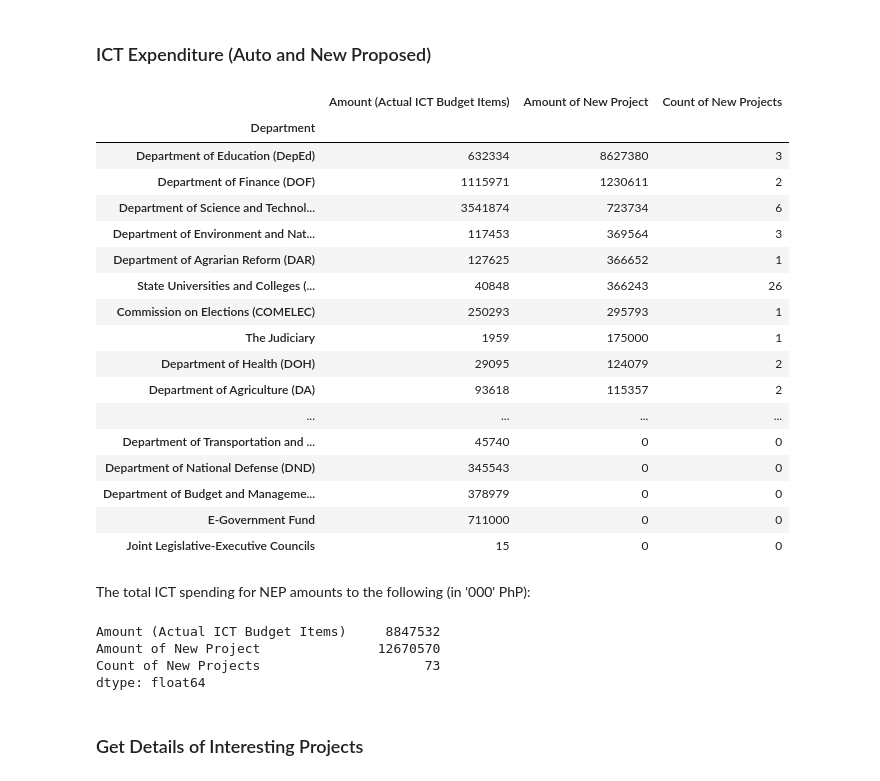
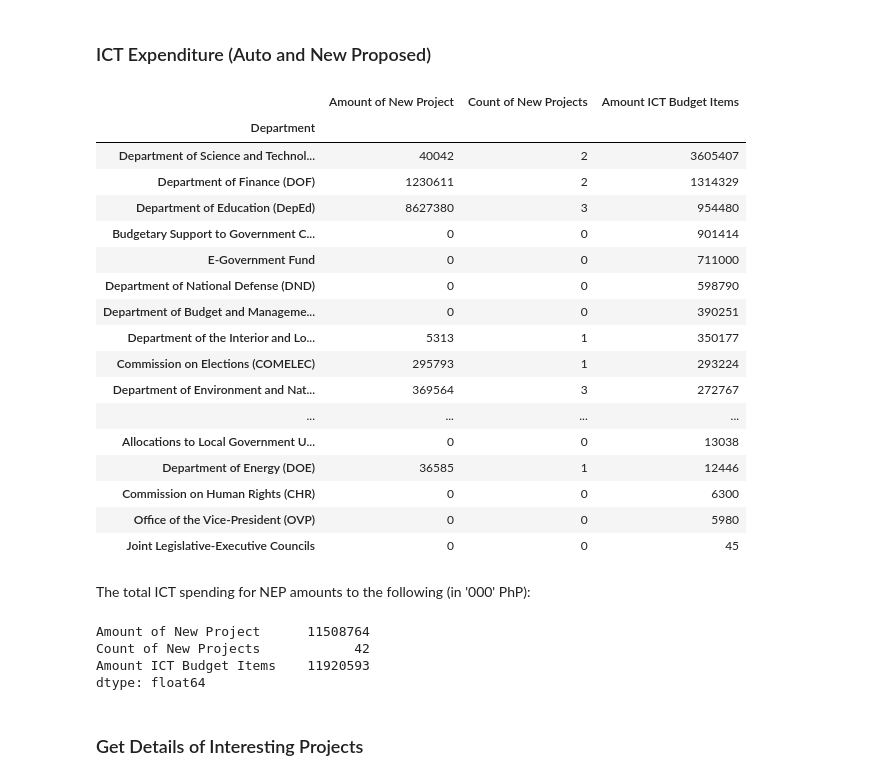
Before and after one commit to RickBahague/ICT4P, a Jupyter notebook: ICT Spending in the 2015 NEP.ipynb, the cells around one changed output. Drawn from its saved outputs; the diff is of its cells as text; code cells hidden in the pictures.

```diff
--- a/ICT Spending in the 2015 NEP.ipynb
+++ b/ICT Spending in the 2015 NEP.ipynb
@@ -36,6 +36,9 @@ auto_approp.columns = [u'uacs_dpt_id', u'Department', u'uacs_agy_id', u'Agency',
 
 #select data for analysis
 auto_approp_data = auto_approp[auto_approp.Amount>0][['Department','Agency','Description','Category','Objective','Amount']]
+auto_approp_data['NEP'] = 'AUTO'
 new_approp_data = new_approp[new_approp.Amount>0][['Department','Agency','Description','Category','Objective','Amount']]
+new_approp_data['NEP'] = 'NEW'
+all_data = auto_approp_data.append(new_approp_data)
 # %% [markdown]
 ### Total New and Automatic Appropriation
@@ -139,16 +169,13 @@ ICT_items = [
 "ICT Generation, Transmission and Distribution Expenses",
 "ICT Research, Exploration and Development Expenses"]
 # %%
-search = 'ICT|Software|Website|Database|Landline|Internet|Cloud|Communication Equipment|Communication Network|Cable|MITHI|Internet|Computer'
-ict_items_auto = auto_approp_data[auto_approp_data.Objective.str.contains(search,na=0)]
-ict_items_new = new_approp_data[new_approp_data.Objective.str.contains(search,na=0)]
+search = 'Mobile|ICT|Software|Website|Database|Landline|Internet|Cloud|Communication Equipment|Communication Network|Cable|MITHI|Internet|Computer'
 
-a = ict_items_auto[['Department','Objective','Amount']].groupby(['Department','Objective']).sum()
-b = ict_items_new[['Department','Objective','Amount']].groupby(['Department','Objective']).sum()
-ict_items_objectives = a.add(b,axis='index',fill_value=0)
-
-ict_items_per_department = ict_items_objectives.groupby(level=0).sum()
-ict_items_per_department.sort(columns='Amount',ascending=False,inplace=True)
-ict_items_per_department
+ict_item_department = all_data[all_data.Objective.str.contains(search,na=0)].groupby(['Department']).sum()
+ict_item_objectives = all_data[all_data.Objective.str.contains(search,na=0)].groupby(['Objective']).sum()
+ict_item_objectives.sort(columns='Amount',ascending=False,inplace=True)
+ict_item_department.sort(columns='Amount',ascending=False,inplace=True)
+ict_item_objectives
+#ict_item_department
 # %% [output]
 |  | Amount |
@@ -175,15 +202,10 @@ ict_items_per_department
 We also looked at programmed ICT projects in the NEP. This differ from above. Project implementation costs will include administrative costs and not only ICT services costs.
 # %%
 search_data = 'BalinkBayan Portal|Software System|Information System|Data banking|Data Management|Knowledge Management|Information Management|Computerization|Information technology'
-search = search + '|' + search_data
-ict_items_auto = auto_approp_data[auto_approp_data.Description.str.contains(search,na=0)][['Department','Description','Amount']]
-ict_items_new = new_approp_data[new_approp_data.Description.str.contains(search,na=0)][['Department','Description','Amount']]
-
-aa = ict_items_auto[['Department','Description','Amount']].groupby(['Department','Description']).sum()
-bb = ict_items_new[['Department','Description','Amount']].groupby(['Department','Description']).sum()
-ict_projects_description = aa.add(bb,axis='index',fill_value=0)
-ict_projects_per_department = ict_projects_description.groupby(level=0).agg(['sum','count'])
-ict_projects_per_department
+a=all_data[all_data.Description.str.contains(search_data,na=0)][['Department','Description','Amount']].groupby(['Department','Description']).sum()
+ict_projects = a.groupby(level=0).agg(['sum','count'])
+ict_projects.sort([('Amount','sum')],ascending=False,inplace=True)
+ict_projects
 # %% [output]
 |  | Amount |  |
 |  | sum | count |
@@ -207,38 +252,38 @@ ict_projects_per_department
 # %% [markdown]
 ### ICT Expenditure (Auto and New Proposed)
 # %%
-ict_budget = ict_items_per_department.join(ict_projects_per_department['Amount'],how='left')
+ict_budget = ict_projects.join(ict_item_department['Amount'],how='right')
 ict_budget.fillna(0,inplace=True)
-ict_budget.columns = ['Amount (Actual ICT Budget Items)','Amount of New Project','Count of New Projects']
-ict_budget.sort(columns='Amount of New Project',ascending=False,inplace=True)
+ict_budget.columns = ['Amount of New Project','Count of New Projects','Amount ICT Budget Items']
+ict_budget.sort(columns='Amount ICT Budget Items',ascending=False,inplace=True)
 ict_budget
 # %% [output]
-|  | Amount (Actual ICT Budget Items) | Amount of New Project | Count of New Projects |
+|  | Amount of New Project | Count of New Projects | Amount ICT Budget Items |
 | Department |  |  |  |
-| Department of Education (DepEd) | 632334 | 8627380 | 3 |
-| Department of Finance (DOF) | 1115971 | 1230611 | 2 |
-| Department of Science and Technol... | 3541874 | 723734 | 6 |
-| Department of Environment and Nat... | 117453 | 369564 | 3 |
-| Department of Agrarian Reform (DAR) | 127625 | 366652 | 1 |
-| State Universities and Colleges (... | 40848 | 366243 | 26 |
-| Commission on Elections (COMELEC) | 250293 | 295793 | 1 |
-| The Judiciary | 1959 | 175000 | 1 |
-| Department of Health (DOH) | 29095 | 124079 | 2 |
-| Department of Agriculture (DA) | 93618 | 115357 | 2 |
+| Department of Science and Technol... | 40042 | 2 | 3605407 |
+| Department of Finance (DOF) | 1230611 | 2 | 1314329 |
+| Department of Education (DepEd) | 8627380 | 3 | 954480 |
+| Budgetary Support to Government C... | 0 | 0 | 901414 |
+| E-Government Fund | 0 | 0 | 711000 |
+| Department of National Defense (DND) | 0 | 0 | 598790 |
+| Department of Budget and Manageme... | 0 | 0 | 390251 |
+| Department of the Interior and Lo... | 5313 | 1 | 350177 |
+| Commission on Elections (COMELEC) | 295793 | 1 | 293224 |
+| Department of Environment and Nat... | 369564 | 3 | 272767 |
 | ... | ... | ... | ... |
-| Department of Transportation and ... | 45740 | 0 | 0 |
-| Department of National Defense (DND) | 345543 | 0 | 0 |
-| Department of Budget and Manageme... | 378979 | 0 | 0 |
-| E-Government Fund | 711000 | 0 | 0 |
-| Joint Legislative-Executive Councils | 15 | 0 | 0 |
+| Allocations to Local Government U... | 0 | 0 | 13038 |
+| Department of Energy (DOE) | 36585 | 1 | 12446 |
+| Commission on Human Rights (CHR) | 0 | 0 | 6300 |
+| Office of the Vice-President (OVP) | 0 | 0 | 5980 |
+| Joint Legislative-Executive Councils | 0 | 0 | 45 |
 # %% [markdown]
 The total ICT spending for NEP amounts to the following (in '000' PhP):
 # %%
 ict_budget.sum()
 # %% [output]
-Amount (Actual ICT Budget Items)     8847532
-Amount of New Project               12670570
-Count of New Projects                     73
+Amount of New Project      11508764
+Count of New Projects            42
+Amount ICT Budget Items    11920593
 dtype: float64
 # %% [markdown]
 ### Get Details of Interesting Projects
```
Also changed, not shown: parts of 27 cells of this notebook.
